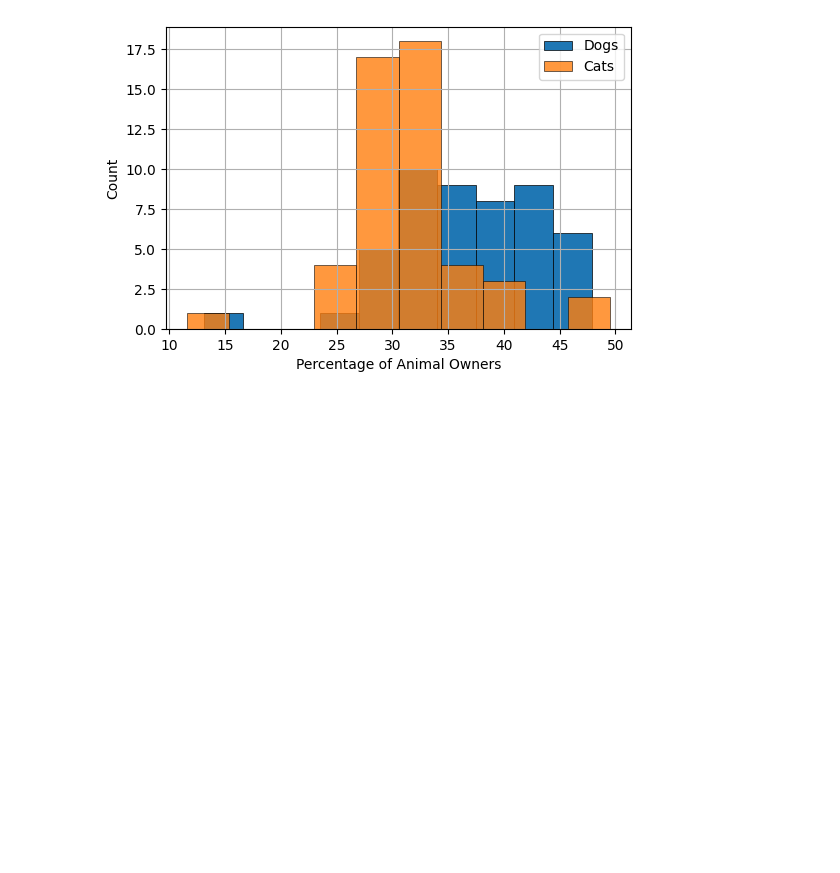
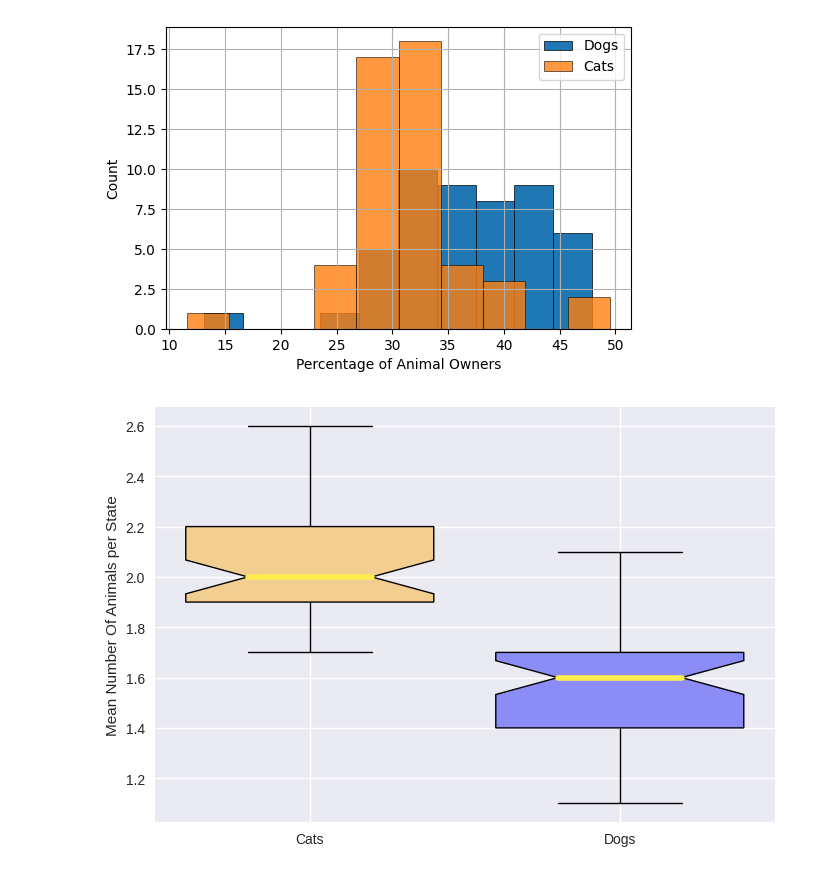
Before and after one commit to aabarzu/Coding-Dojo, a Jupyter notebook: histogramaPerrosGatos.ipynb, the cells around one changed output. Drawn from its saved outputs; the diff is of its cells as text; code cells hidden in the pictures; blank space fills up the shorter version.

```diff
--- a/histogramaPerrosGatos.ipynb
+++ b/histogramaPerrosGatos.ipynb
@@ -76,3 +75,25 @@ plt.show()
 # %% [output]
 [figure]
+# %%
+data_dog = df['Mean Number of Dogs per household'].sort_values()
+data_cat = df['Mean Number of Cats'].sort_values()
+
+datos = [  data_cat.values , data_dog.values ]
+
+fig = plt.figure(dpi=100)
+ax = fig.add_subplot(111)
+
+medianprops = dict( linewidth=4, color='#ffed4d')
+
+bp = ax.boxplot(datos, patch_artist = True, notch ='True',labels=['Cats','Dogs'] , medianprops = medianprops , widths = 0.8)
+
+colors = ['#f2ce90', '#8b8cf5']
+
+for patch, color in zip(bp['boxes'], colors):
+    patch.set_facecolor(color)
+
+plt.ylabel('Mean Number Of Animals per State')
+plt.show(bp)
+# %% [output]
+[figure, added]
 # %%
```
Also changed, not shown: parts of 3 cells of this notebook.
